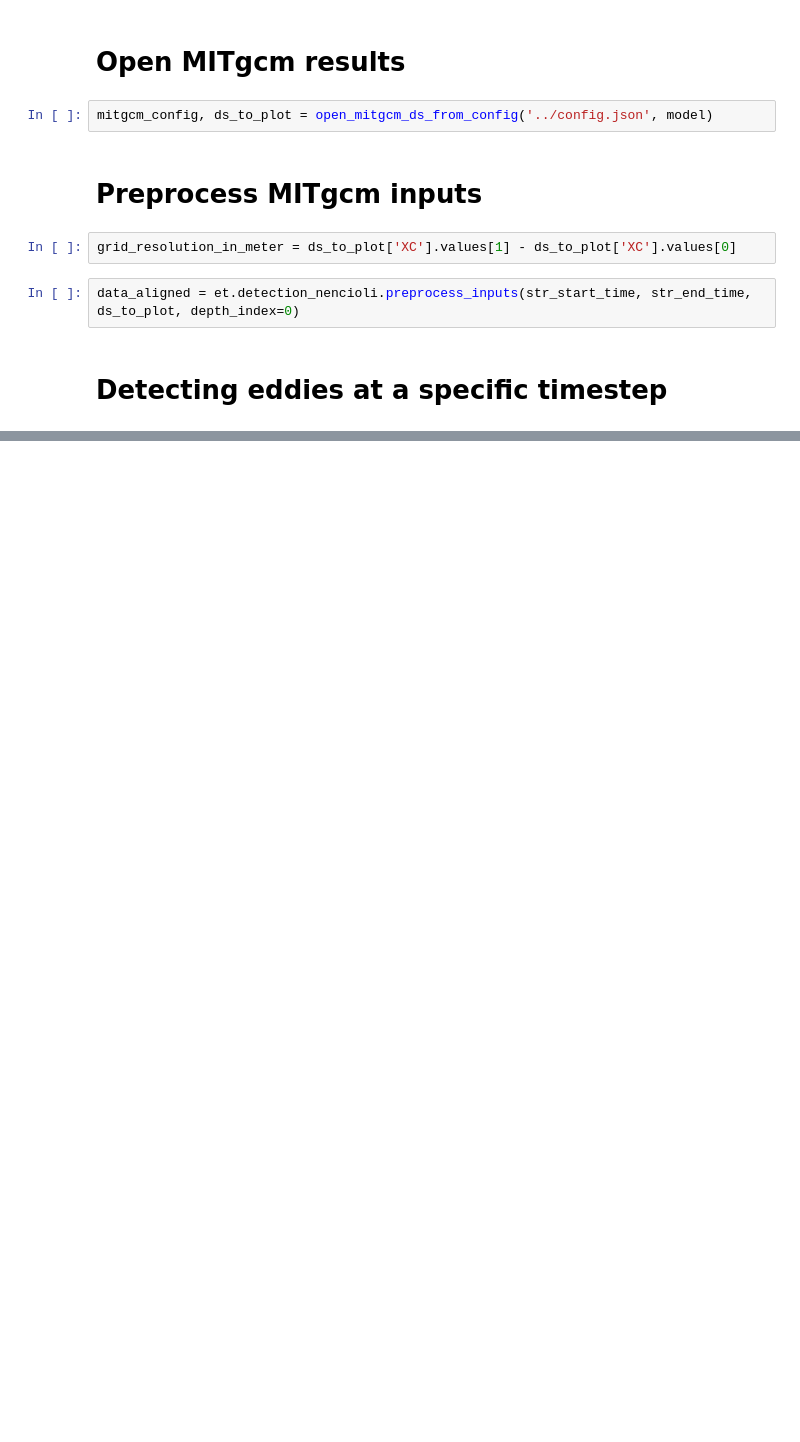
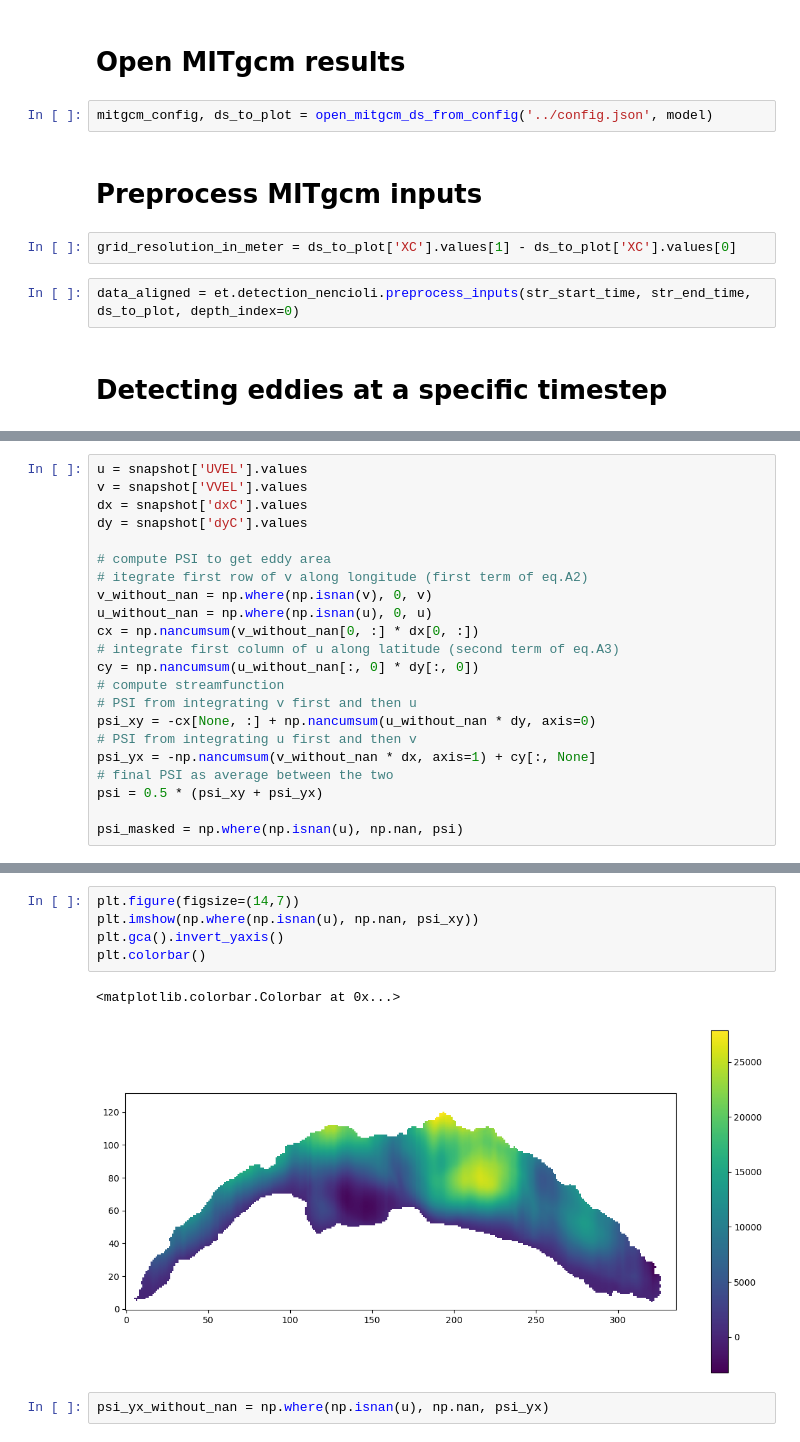
Before and after one commit to leroquan/eddytools, a Jupyter notebook: 01-Detection/test_core_detection_nencioli.ipynb, the cells around one changed output, grey strips where cells are left out. Cells and saved outputs as stored; diff of their text form; blank space fills up the shorter version.

```diff
--- a/01-Detection/test_core_detection_nencioli.ipynb
+++ b/01-Detection/test_core_detection_nencioli.ipynb
@@ -343,0 +150,22 @@ fig = plot_map_eddies(data_aligned.isel(time=t_index), test_eddies, '', stream_d
+# %%
+u = snapshot['UVEL'].values
+v = snapshot['VVEL'].values
+dx = snapshot['dxC'].values
+dy = snapshot['dyC'].values
+
+# compute PSI to get eddy area
+# itegrate first row of v along longitude (first term of eq.A2)
+v_without_nan = np.where(np.isnan(v), 0, v)
+u_without_nan = np.where(np.isnan(u), 0, u)
+cx = np.nancumsum(v_without_nan[0, :] * dx[0, :])
+# integrate first column of u along latitude (second term of eq.A3)
+cy = np.nancumsum(u_without_nan[:, 0] * dy[:, 0])
+# compute streamfunction
+# PSI from integrating v first and then u
+psi_xy = -cx[None, :] + np.nancumsum(u_without_nan * dy, axis=0)
+# PSI from integrating u first and then v
+psi_yx = -np.nancumsum(v_without_nan * dx, axis=1) + cy[:, None]
+# final PSI as average between the two
+psi = 0.5 * (psi_xy + psi_yx)
+
+psi_masked = np.where(np.isnan(u), np.nan, psi)
@@ -343,0 +177,10 @@ fig = plot_map_eddies(data_aligned.isel(time=t_index), test_eddies, '', stream_d
+# %%
+plt.figure(figsize=(14,7))
+plt.imshow(np.where(np.isnan(u), np.nan, psi_xy))
+plt.gca().invert_yaxis()
+plt.colorbar()
+# %% [output]
+<matplotlib.colorbar.Colorbar at 0x...>
+[figure, added]
+# %%
+psi_yx_without_nan = np.where(np.isnan(u), np.nan, psi_yx)
```
Also changed, not shown: parts of 48 cells of this notebook.
